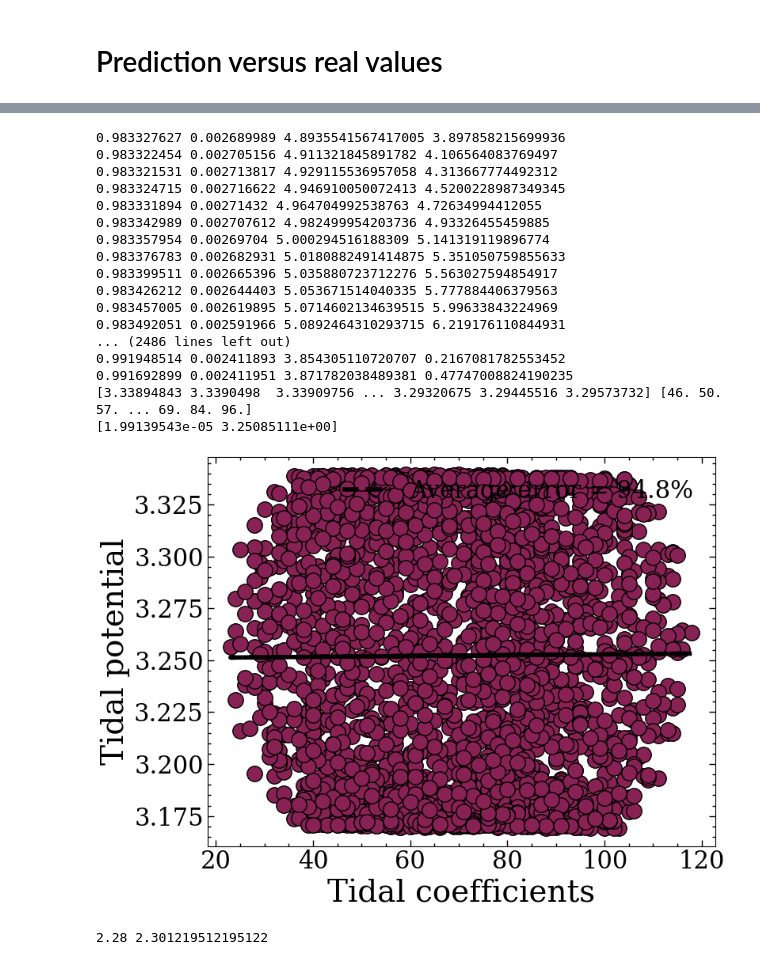
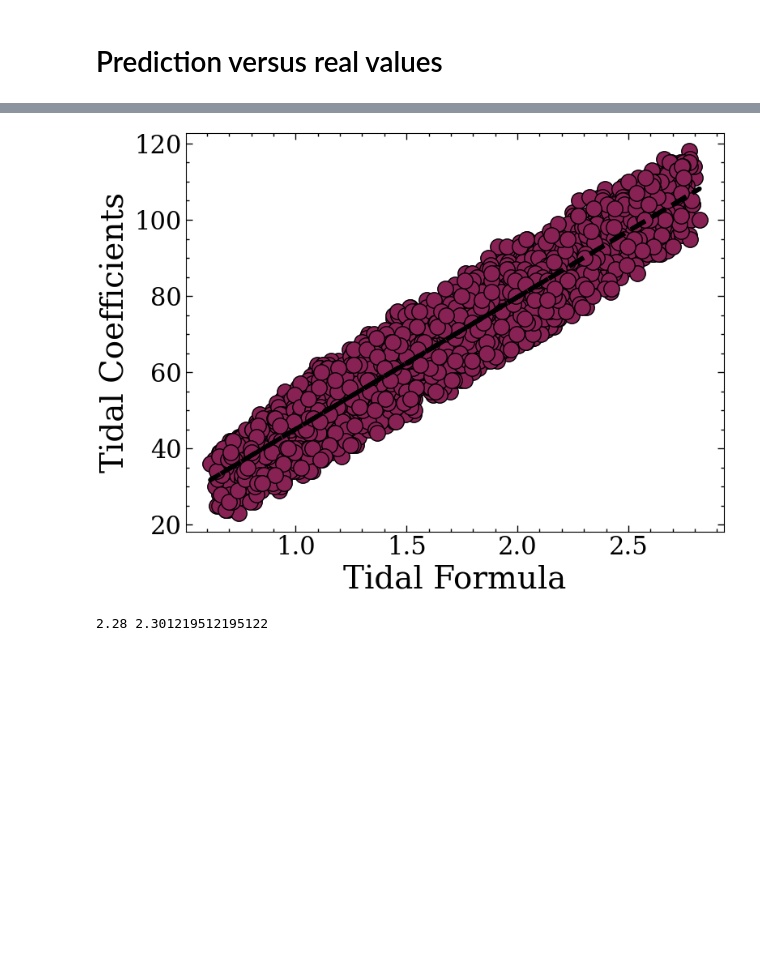
Before and after one commit to Wyxo/TidePrediction, a Jupyter notebook: tide_notebook.ipynb, the cells around one changed output, grey strips where cells are left out. Saved outputs shown, nothing was run; the diff lists cells and outputs as text; code cells hidden in the pictures; blank space fills up the shorter version.

```diff
--- a/tide_notebook.ipynb
+++ b/tide_notebook.ipynb
@@ -678,62 +678,52 @@ plt.show()
 # %%
 def caldelta(tS,tL, TS, TL) :
     ML = 7.4e22
     MS= 2e30
     cst = 1.5*(6.4e6)**4/6e24
     cstS =cst*MS/(TS*1.5e11)**3
     cstL = cst*ML/(TL*1.5e11)**3
     K = np.linspace(0, 1, 720)
-    M = np.max(1*(3*(np.cos(tS + (K * np.pi))**2) -1 ) + 1*(3*(np.cos(tL + (K * np.pi))**2 ) -1 ))
+    M = np.max(cstS*(3*(np.cos(tS + (K * np.pi))**2) -1 ) + cstL*(3*(np.cos(tL + (K * np.pi))**2 ) -1 ))
 
-    m = np.min(1*(3*(np.cos(tS + (K * np.pi))**2) -1 ) + 1*(3*(np.cos(tL + (K * np.pi))**2 ) -1 ))
+    m = np.min(cstS*(3*(np.cos(tS + (K * np.pi))**2) -1 ) + cstL*(3*(np.cos(tL + (K * np.pi))**2 ) -1 ))
     return M - m
 
 def CalculExplicite() :
     file=open("data.csv","r")
     donnees=csv.reader(file)
     k=0
     X=[]
     Y=[]
     for row in donnees :
         if k!=0 :
-            print(float(row[4].replace(",", ".")), float(row[7].replace(",", ".")), float(row[2].replace(",", "."))*np.pi/180, float(row[5].replace(",", "."))*np.pi/180)
             x = caldelta(float(row[2].replace(",", "."))*np.pi/180, float(row[5].replace(",", "."))*np.pi/180, float(row[4].replace(",", ".")), float(row[7].replace(",", ".")))
             y = float(row[1].replace(",", "."))
             X += [x]
             Y += [y]
         k+=1
     return np.array(X), np.array(Y)
+delta = 2
 X, Y = CalculExplicite()
-print(X, Y)
-pol = np.polyfit(Y[2:],  X[:-2], 1)
-print(pol)
-reg_lin = Y[2:]*pol[0]+pol[1]
-error = np.mean(np.abs(Y[2:]- reg_lin)/(Y[2:]))
-plt.scatter(Y[2:], X[:-2], edgecolor="black")
-plt.plot(Y[2:], reg_lin, ls = "dashed", color="black", label = "Average error = {:.1f}%".format(100*error))
-plt.ylabel("Tidal potential")
-plt.xlabel("Tidal coefficients")
+if delta == 0:
+    X_shift = X
+    Y_shift = Y
+else:
+    X_shift = X[:-delta]
+    Y_shift = Y[delta:]
+
+pol = np.polyfit(X_shift, Y_shift, 1)
+reg_lin = X_shift * pol[0] + pol[1]
+
+error = np.mean(np.abs(Y_shift - reg_lin) / Y_shift)
+
+plt.scatter(X_shift, Y_shift, edgecolor="black")
+plt.plot(X_shift, reg_lin, ls="dashed", color="black")
+plt.ylabel("Tidal Coefficients")
+plt.xlabel("Tidal Formula")
 plt.legend()
 plt.show()
 # %% [output]
-0.983327627 0.002689989 4.8935541567417005 3.897858215699936
-0.983322454 0.002705156 4.911321845891782 4.106564083769497
-0.983321531 0.002713817 4.929115536957058 4.313667774492312
-0.983324715 0.002716622 4.946910050072413 4.5200228987349345
-0.983331894 0.00271432 4.964704992538763 4.72634994412055
-0.983342989 0.002707612 4.982499954203736 4.93326455459885
-0.983357954 0.00269704 5.000294516188309 5.141319119896774
-0.983376783 0.002682931 5.0180882491414875 5.351050759855633
-0.983399511 0.002665396 5.035880723712276 5.563027594854917
-0.983426212 0.002644403 5.053671514040335 5.777884406379563
-0.983457005 0.002619895 5.0714602134639515 5.99633843224969
-0.983492051 0.002591966 5.0892464310293715 6.219176110844931
-... (2486 lines left out)
-0.991948514 0.002411893 3.854305110720707 0.2167081782553452
-0.991692899 0.002411951 3.871782038489381 0.47747008824190235
-[3.33894843 3.3390498  3.33909756 ... 3.29320675 3.29445516 3.29573732] [46. 50. 57. ... 69. 84. 96.]
-[1.99139543e-05 3.25085111e+00]
-[figure, old version]
+[figure, new version]
 # %%
 print(0.57/0.25, 0.1887/0.0820)
 # %% [output]
```
Also changed, not shown: parts of 1 cell of this notebook.
